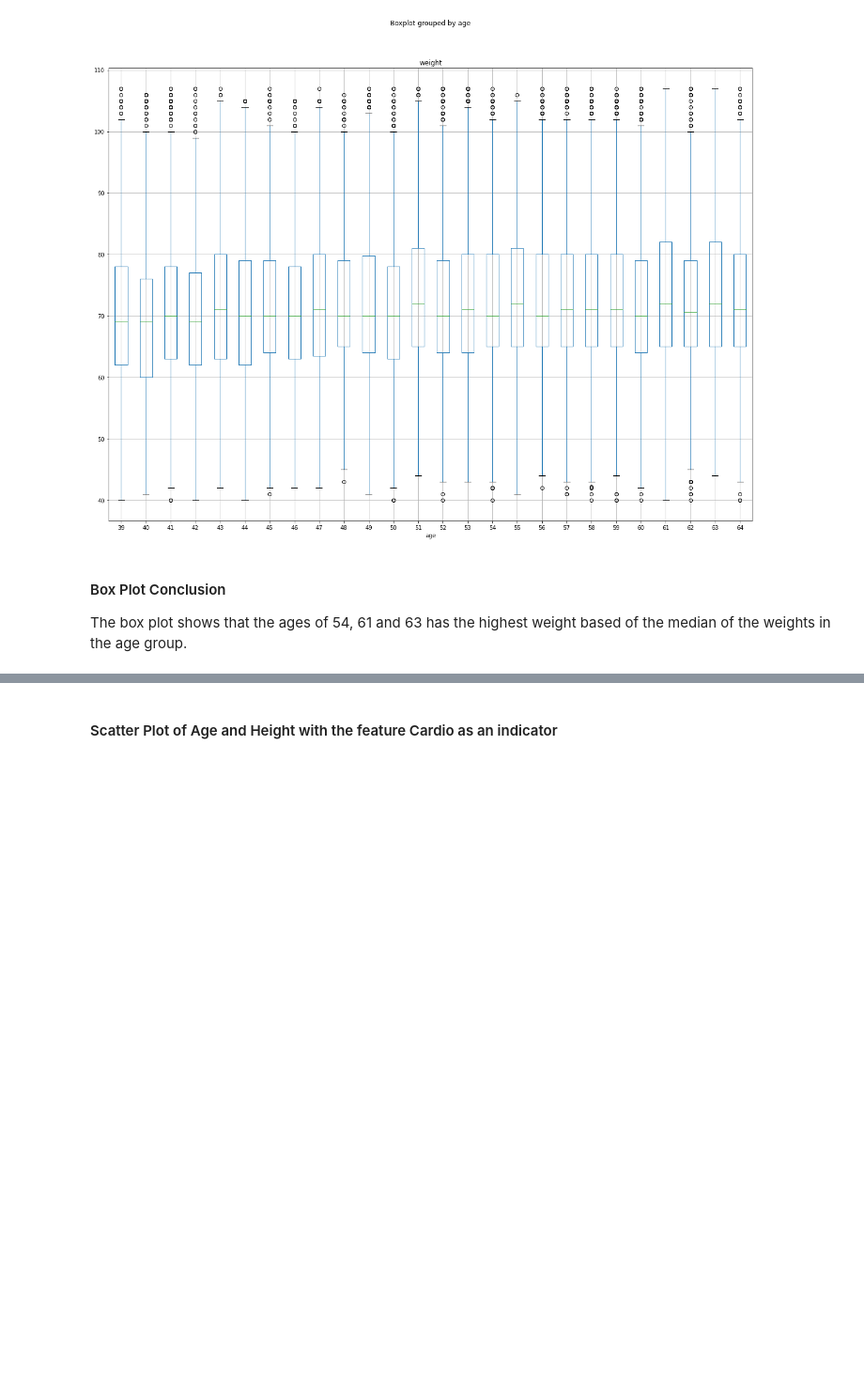
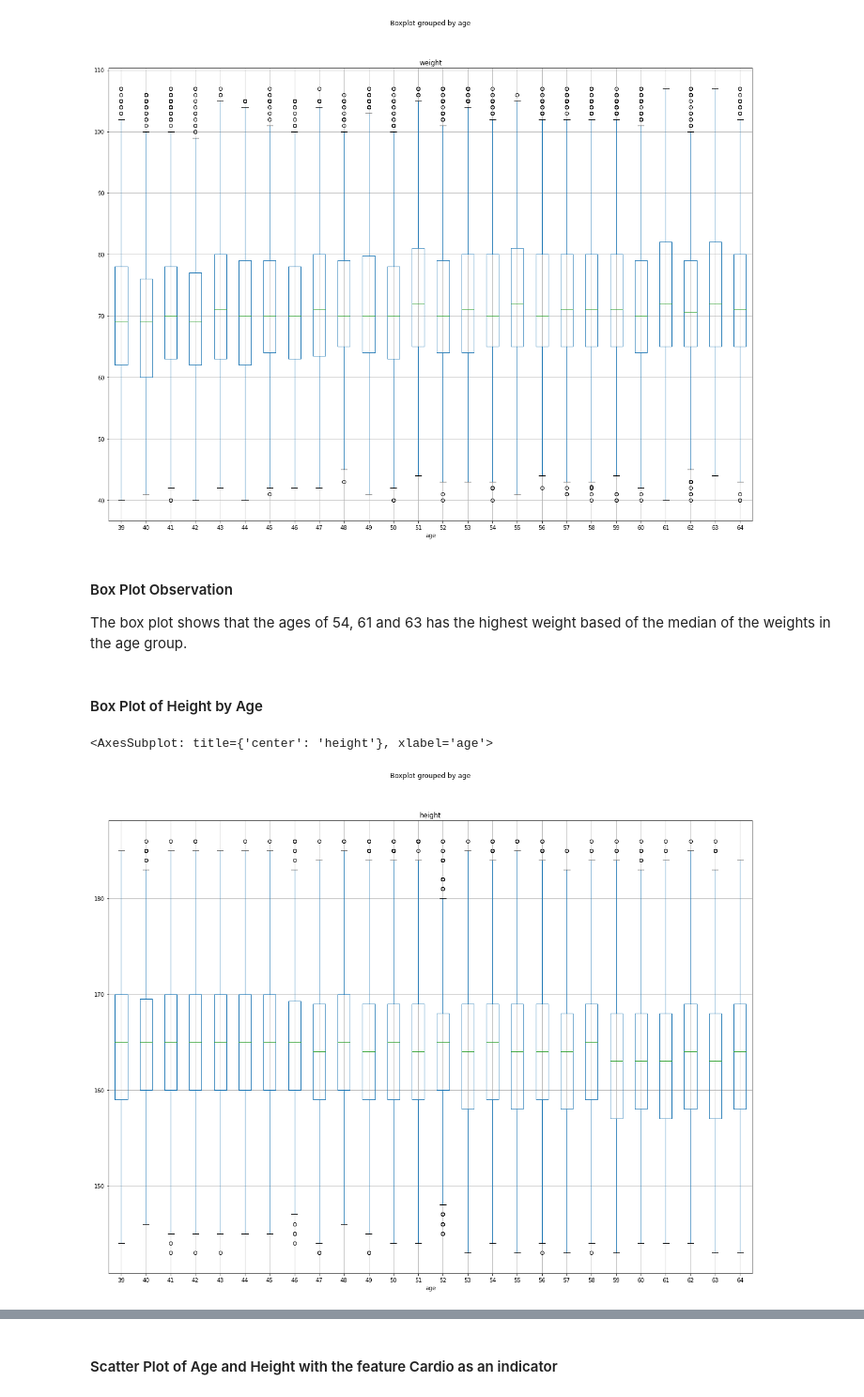
Before and after one commit to JIAWEI68/sch-work-jupiter, a Jupyter notebook: Project/Assignment.ipynb, the cells around one changed output, grey strips where cells are left out. Shown at 94% size. Saved outputs shown, nothing was run; the diff lists cells and outputs as text; code cells hidden in the pictures; blank space fills up the shorter version.

```diff
--- a/Project/Assignment.ipynb
+++ b/Project/Assignment.ipynb
@@ -279,5 +301,12 @@ data.boxplot(column='weight', by='age', figsize=(20,15))
 <AxesSubplot: title={'center': 'weight'}, xlabel='age'>
 [figure]
 # %% [markdown]
-#### Box Plot Conclusion
+#### Box Plot Observation
 The box plot shows that the ages of 54, 61 and 63 has the highest weight based of the median of the weights in the age group.
+# %% [markdown]
+#### Box Plot of Height by Age
+# %%
+data.boxplot(column='height', by='age', figsize=(20,15))
+# %% [output]
+<AxesSubplot: title={'center': 'height'}, xlabel='age'>
+[figure, added]
```
Also changed, not shown: parts of 55 cells of this notebook, 3 other files.
